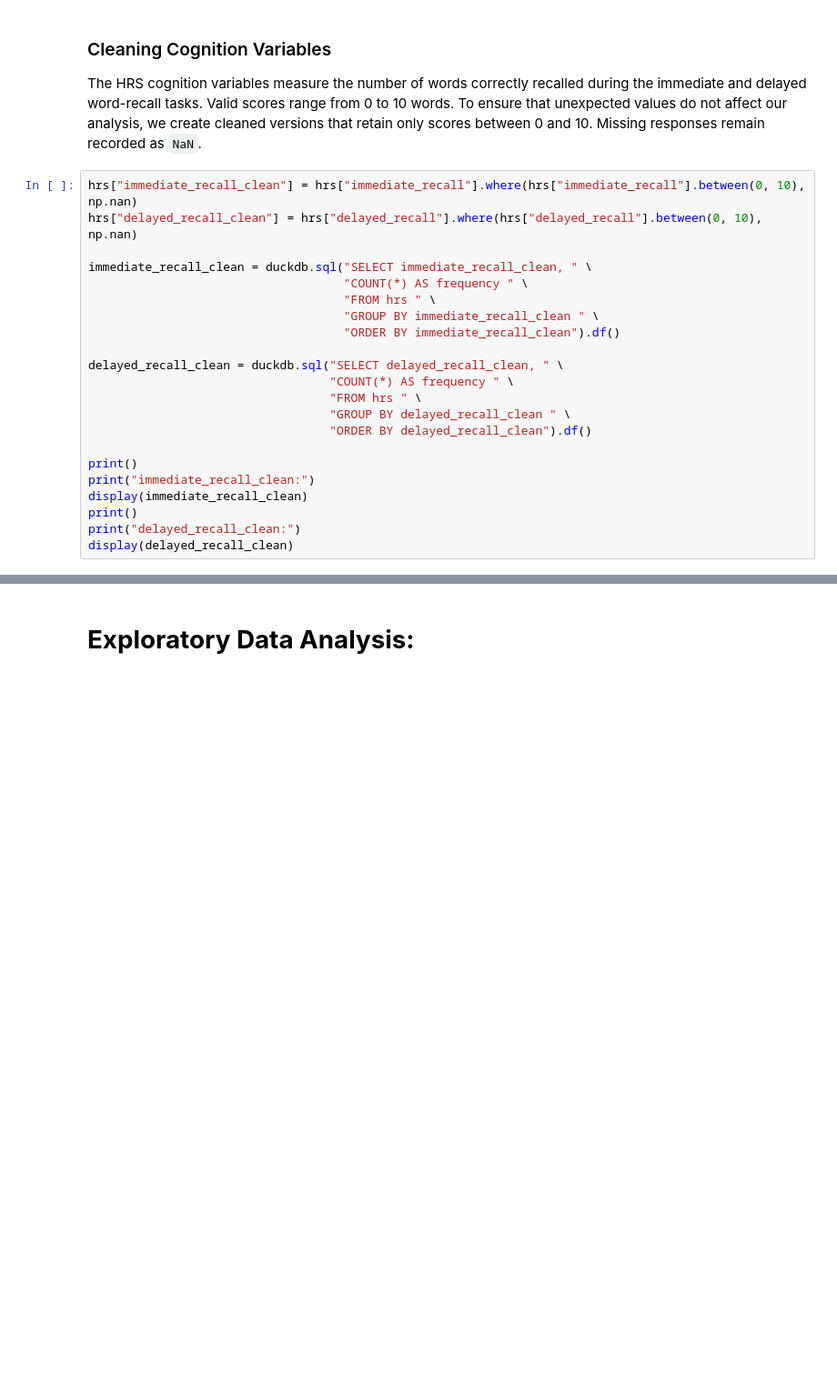
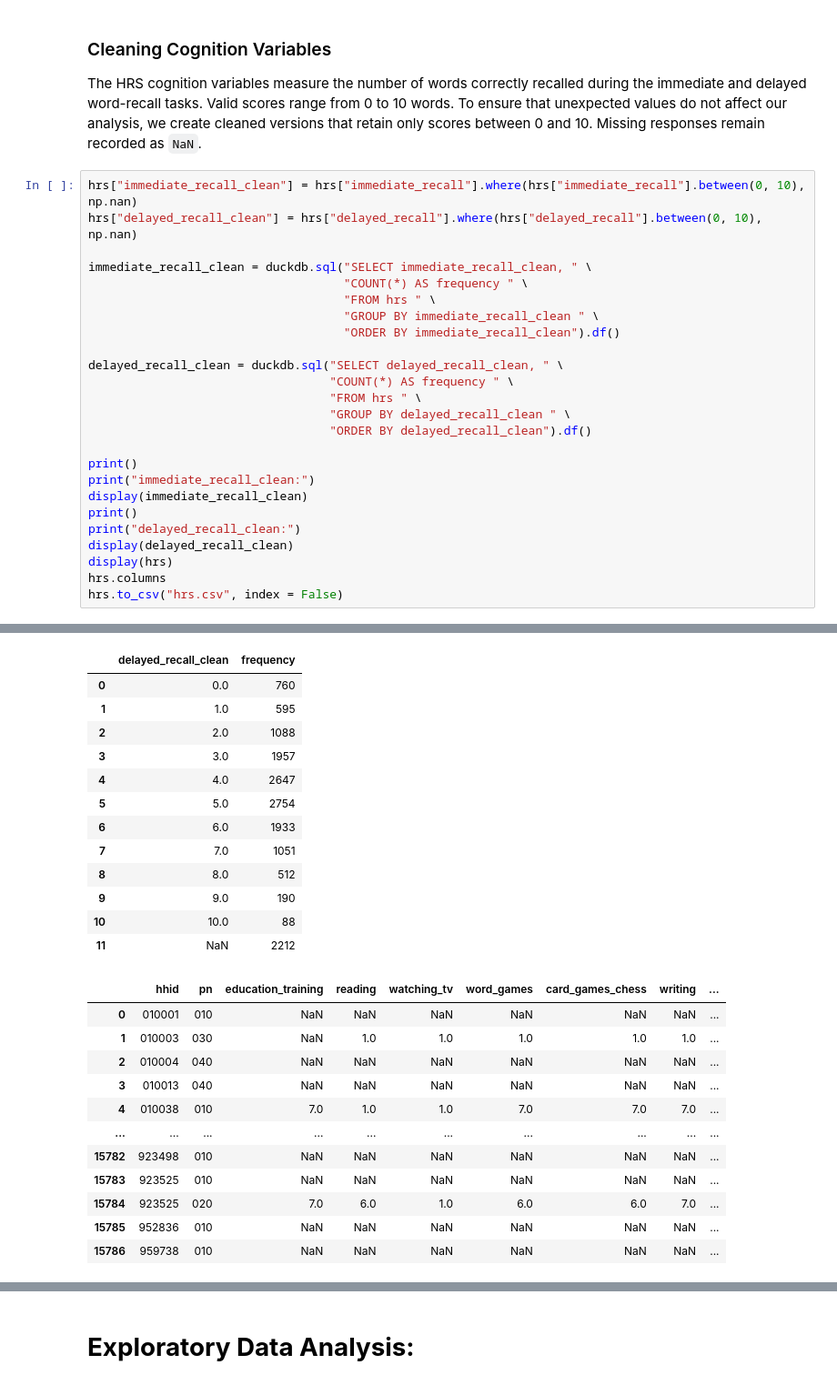
Before and after one commit to rem388/DataSciProject, a Jupyter notebook: Phase2.ipynb, the cells around one changed output, grey strips where cells are left out. Shown at 91% size. Drawn from its saved outputs; the diff is of its cells as text; blank space fills up the shorter version.

```diff
--- a/Phase2.ipynb
+++ b/Phase2.ipynb
@@ -1329,4 +1355,7 @@ display(immediate_recall_clean)
 print()
 print("delayed_recall_clean:")
 display(delayed_recall_clean)
+display(hrs)
+hrs.columns
+hrs.to_csv("hrs.csv", index = False)
 # %% [output]
@@ -1333,0 +1377,25 @@ NameError: name 'hrs' is not defined
+|  | delayed_recall_clean | frequency |
+| 0 | 0.0 | 760 |
+| 1 | 1.0 | 595 |
+| 2 | 2.0 | 1088 |
+| 3 | 3.0 | 1957 |
+| 4 | 4.0 | 2647 |
+| 5 | 5.0 | 2754 |
+| 6 | 6.0 | 1933 |
+| 7 | 7.0 | 1051 |
+| 8 | 8.0 | 512 |
+| 9 | 9.0 | 190 |
+| 10 | 10.0 | 88 |
+| 11 | NaN | 2212 |
+|  | hhid | pn | education_training | reading | watching_tv | word_games | card_games_chess | writing | ... |
+| 0 | 010001 | 010 | NaN | NaN | NaN | NaN | NaN | NaN | ... |
+| 1 | 010003 | 030 | NaN | 1.0 | 1.0 | 1.0 | 1.0 | 1.0 | ... |
+| 2 | 010004 | 040 | NaN | NaN | NaN | NaN | NaN | NaN | ... |
+| 3 | 010013 | 040 | NaN | NaN | NaN | NaN | NaN | NaN | ... |
+| 4 | 010038 | 010 | 7.0 | 1.0 | 1.0 | 7.0 | 7.0 | 7.0 | ... |
+| ... | ... | ... | ... | ... | ... | ... | ... | ... | ... |
+| 15782 | 923498 | 010 | NaN | NaN | NaN | NaN | NaN | NaN | ... |
+| 15783 | 923525 | 010 | NaN | NaN | NaN | NaN | NaN | NaN | ... |
+| 15784 | 923525 | 020 | 7.0 | 6.0 | 1.0 | 6.0 | 6.0 | 7.0 | ... |
+| 15785 | 952836 | 010 | NaN | NaN | NaN | NaN | NaN | NaN | ... |
+| 15786 | 959738 | 010 | NaN | NaN | NaN | NaN | NaN | NaN | ... |
```
Also changed, not shown: parts of 4 cells of this notebook, 1 other file.
